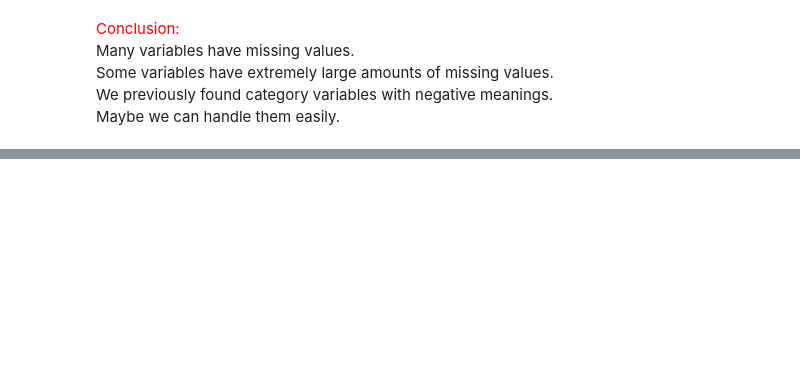
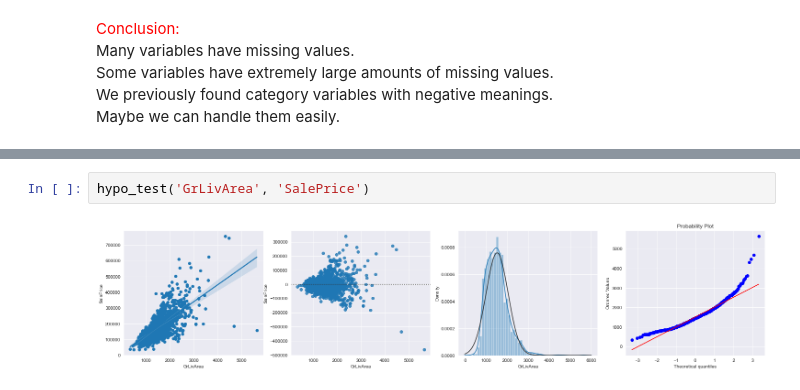
Before and after one commit to darooty/Kaggle_HousePrices_AdvancedRegressionTechniques, a Jupyter notebook: HousePrice3.ipynb, the cells around one changed output, grey strips where cells are left out. Drawn from its saved outputs; the diff is of its cells as text; blank space fills up the shorter version.

```diff
--- a/HousePrice3.ipynb
+++ b/HousePrice3.ipynb
@@ -353,0 +335,4 @@ chart_var('GarageArea')
+# %%
+hypo_test('GrLivArea', 'SalePrice')
+# %% [output]
+[figure, added]
```
Also changed, not shown: parts of 88 cells of this notebook.
